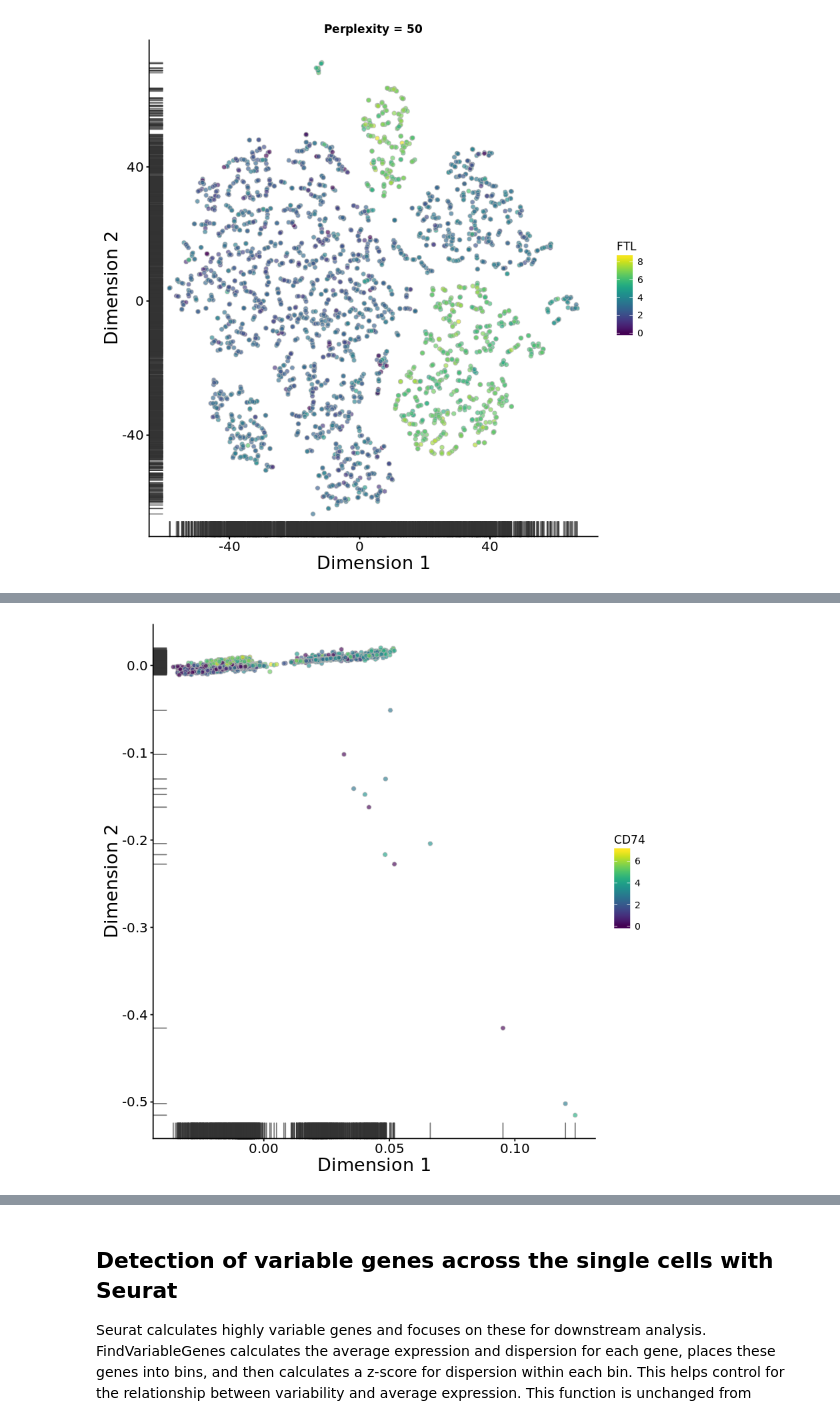
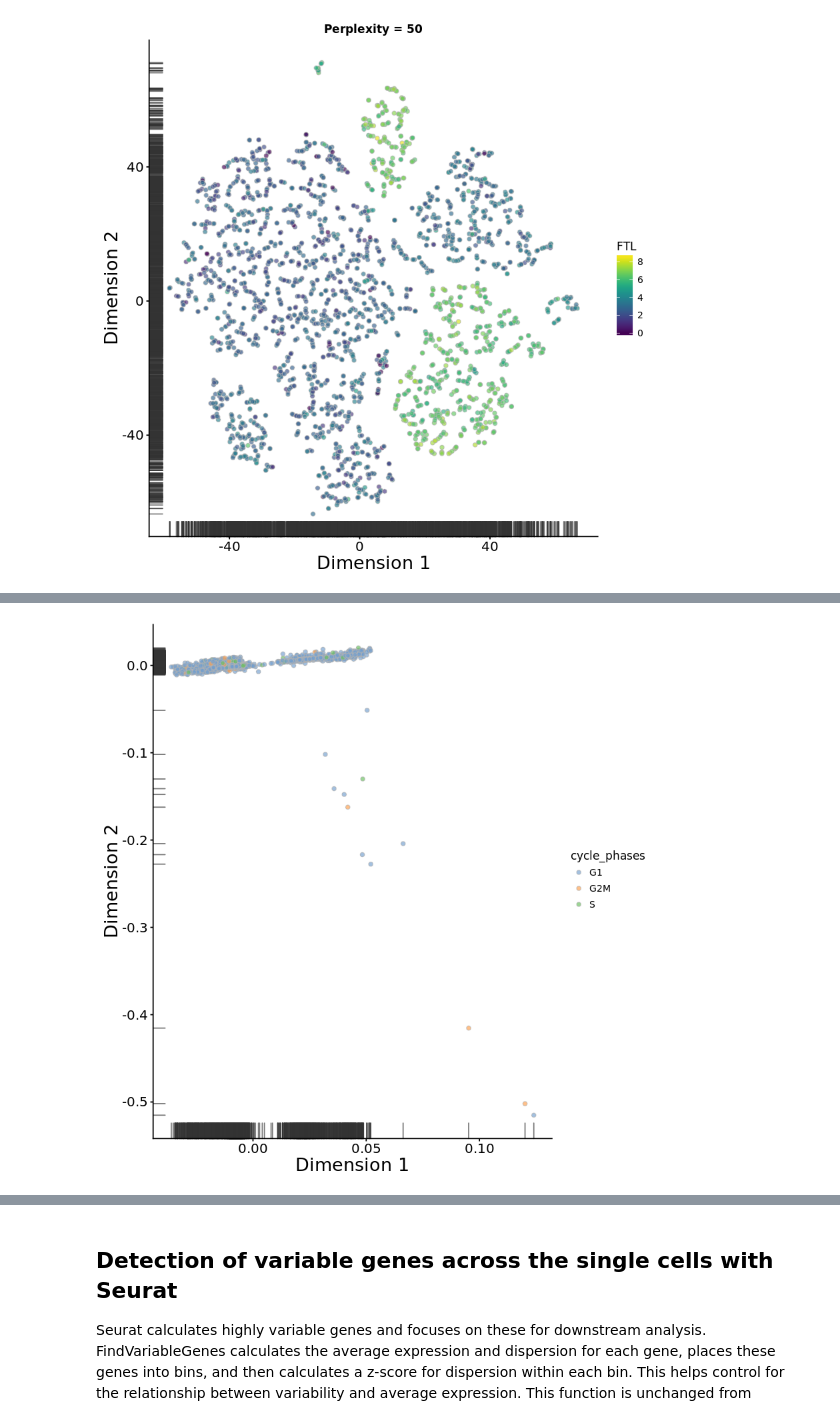
Before and after one commit to compbiocore/single-cell-workshop, a Jupyter notebook: scRNA_workshop_Part_2_clustering.ipynb, the cells around one changed output, grey strips where cells are left out. Drawn from its saved outputs; the diff is of its cells as text; code cells hidden in the pictures.

```diff
--- a/scRNA_workshop_Part_2_clustering.ipynb
+++ b/scRNA_workshop_Part_2_clustering.ipynb
@@ -291,4 +276,4 @@ out20
 # %%
-plotDiffusionMap(sce2, use_dimred="PCA", sigma=25, colour_by="CD74") + fontsize
+plotDiffusionMap(sce2, use_dimred="PCA", sigma=25, colour_by="cycle_phases") + fontsize
 # %% [output]
-[figure, old version]
+[figure, new version]
```
Also changed, not shown: parts of 29 cells of this notebook, 6 other files.
